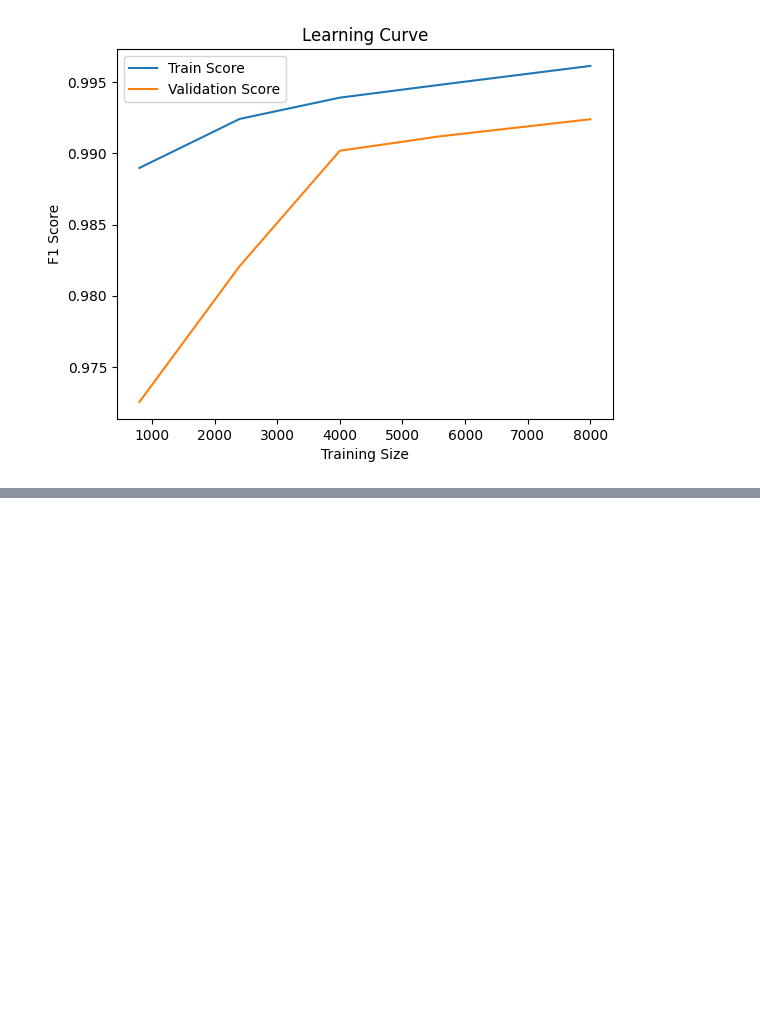
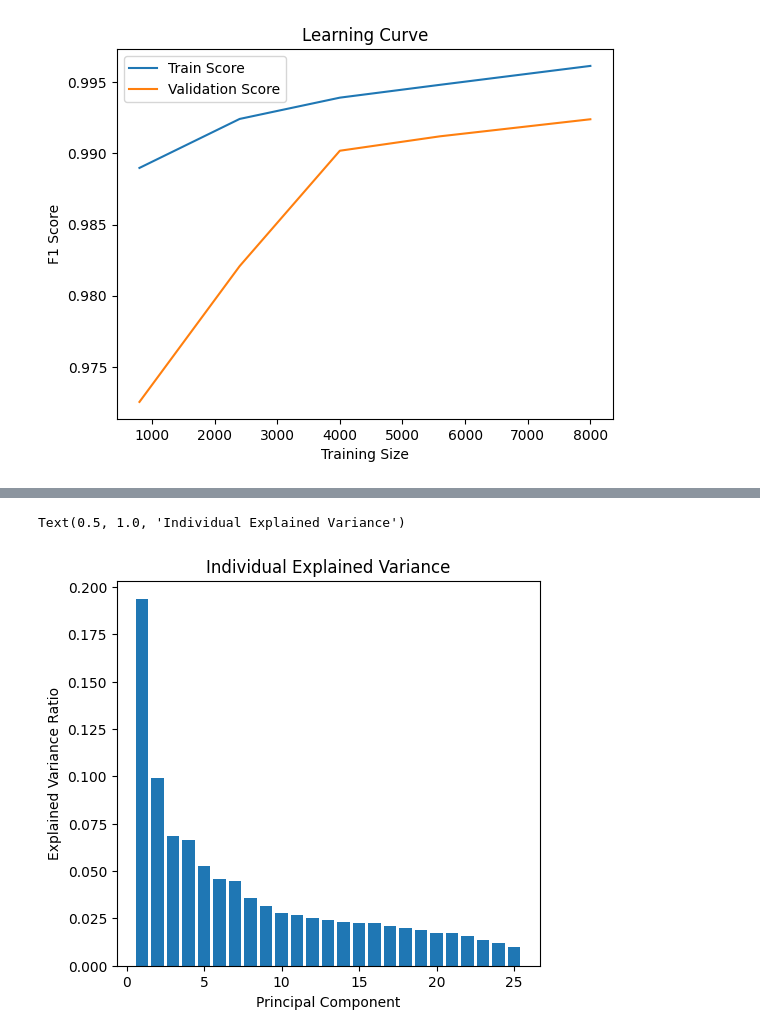
Before and after one commit to networkenthusiast/AI-Network-Intrusion-Detection, a Jupyter notebook: IDS.ipynb, the cells around one changed output, grey strips where cells are left out. Cells and saved outputs as stored; diff of their text form; code cells hidden in the pictures; blank space fills up the shorter version.

Commit message:
Unsupervised_01_04

```diff
--- a/IDS.ipynb
+++ b/IDS.ipynb
@@ -1108,0 +1135,9 @@ plt.show()
+# %%
+# Prepare unsupervised data by dropping the target variable
+X_unsupervised = df_selected.drop(columns=["Label"]).copy()
+print(f"Training data shape (features only): {X_unsupervised.shape}")
+
+# Standardize features for unsupervised learning algorithms
+scaler = StandardScaler()
+X_scaled = scaler.fit_transform(X_unsupervised)
+print(f"\nData scaled. Shape: {X_scaled.shape}")
@@ -1108,0 +1161,20 @@ plt.show()
+# %%
+# PCA
+pca = PCA(n_components=0.95, random_state=42)
+X_pca = pca.fit_transform(X_scaled)
+
+print("PCA reduced shape:", X_pca.shape)
+
+
+# Calculate cumulative explained variance
+cumulative_variance = np.cumsum(pca.explained_variance_ratio_)
+
+# Find number of components needed for 95% variance
+n_components_95 = np.argmax(cumulative_variance >= 0.95) + 1
+print(f"\nNumber of components needed for 95% variance: {n_components_95}")
+
+
+print("PCA visualization generated")
+print(f"Original dimensions: {X_scaled.shape[1]}")
+print(f"Reduced dimensions: {X_pca.shape[1]}")
+print(f"Explained variance ratio: {pca.explained_variance_ratio_}")
@@ -1108,0 +1198,15 @@ plt.show()
+# %%
+# Plot 1: Individual explained variance
+
+# Plot explained variance
+plt.figure(figsize=(12, 5))
+
+plt.subplot(1, 2, 1)
+plt.bar(range(1, len(pca.explained_variance_ratio_) + 1),
+        pca.explained_variance_ratio_)
+plt.xlabel('Principal Component')
+plt.ylabel('Explained Variance Ratio')
+plt.title('Individual Explained Variance')
+# %% [output]
+Text(0.5, 1.0, 'Individual Explained Variance')
+[figure, added]
```
Also changed, not shown: parts of 12 cells of this notebook.
